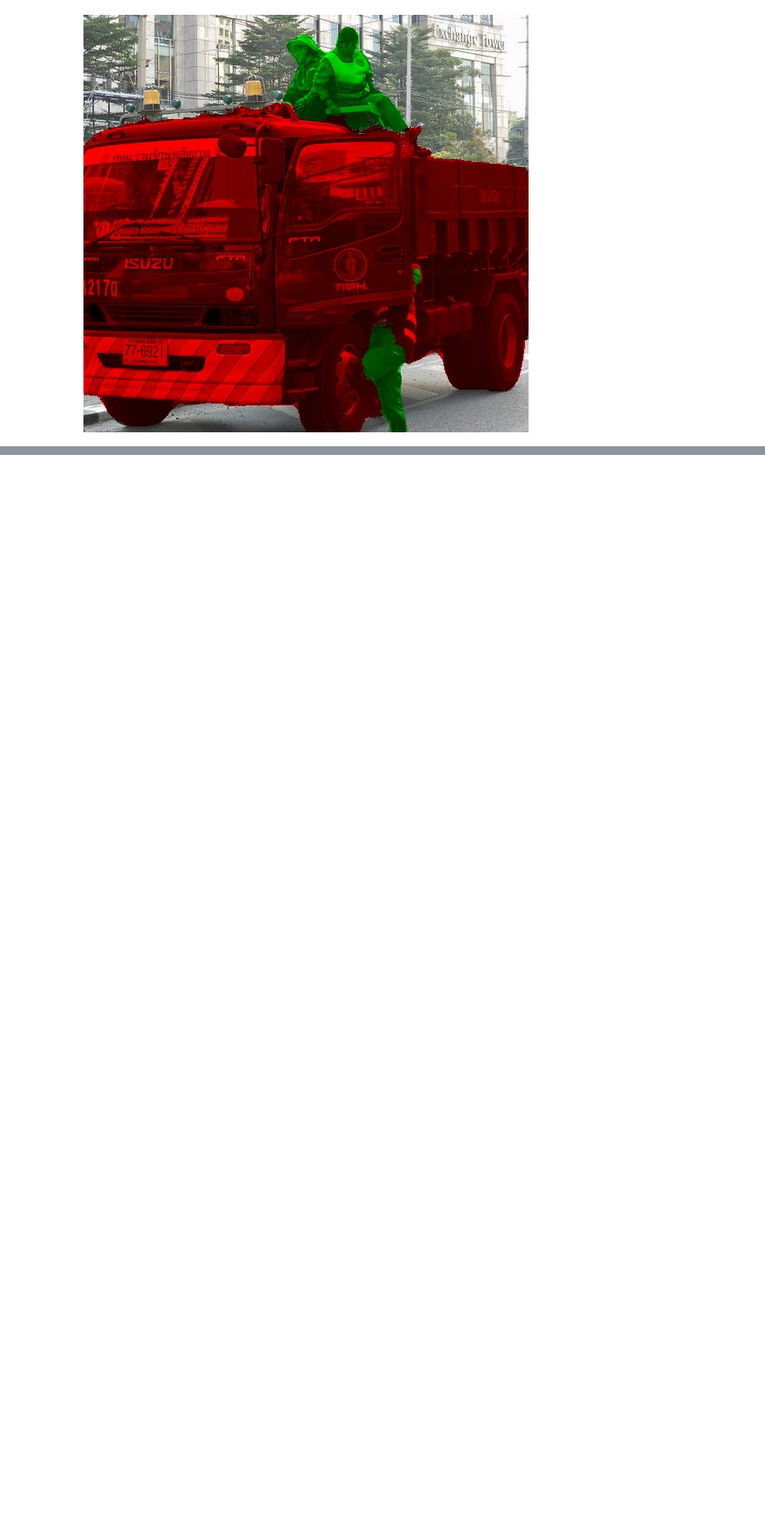
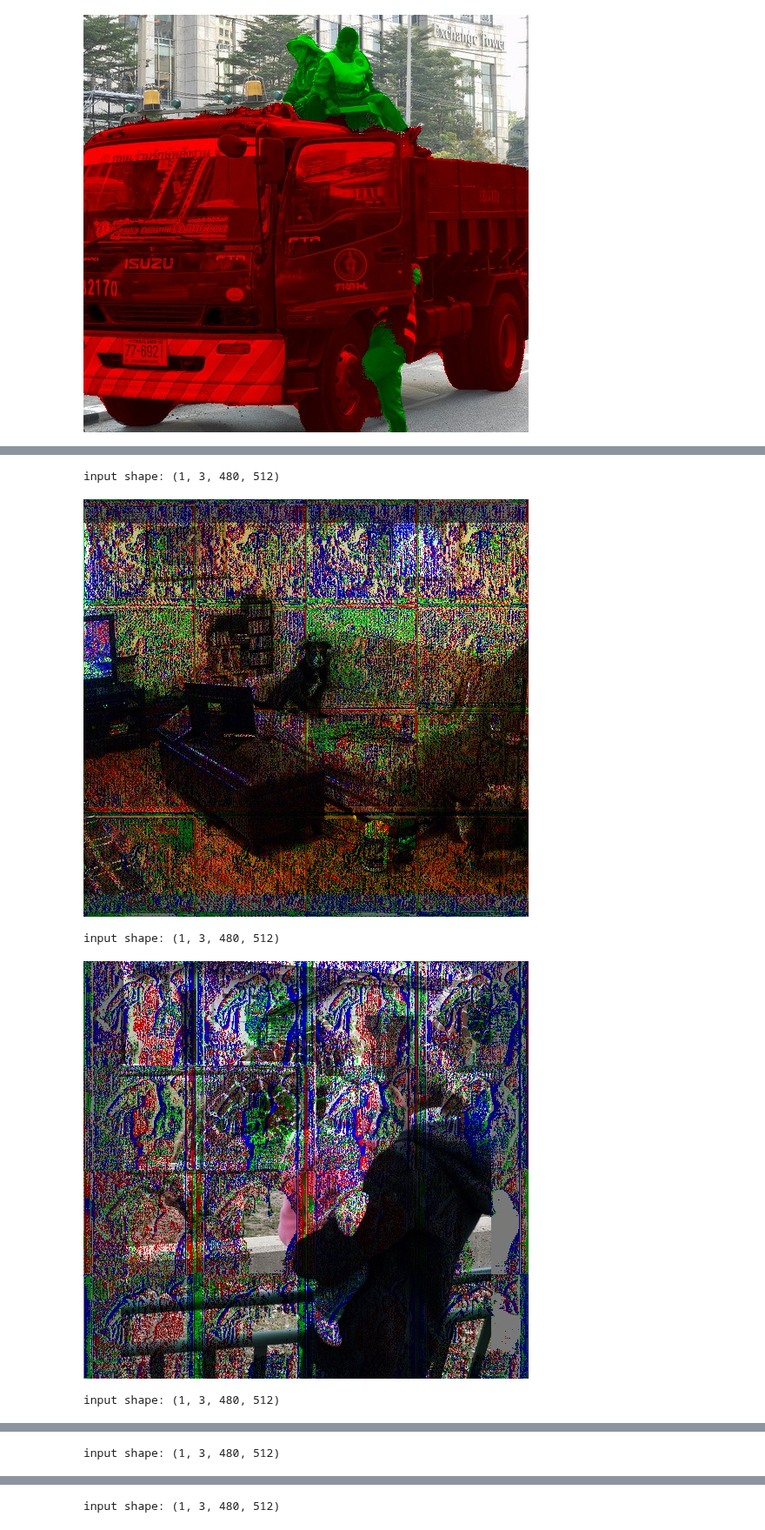
Before and after one commit to bhlarson/mllib, a Jupyter notebook: TestONNXTRT.ipynb, the cells around one changed output, grey strips where cells are left out. Shown at 87% size. Cells and saved outputs as stored; diff of their text form; code cells hidden in the pictures; blank space fills up the shorter version.

Commit message:
Test TensorRT

```diff
--- a/TestONNXTRT.ipynb
+++ b/TestONNXTRT.ipynb
@@ -55,6 +67,5 @@ class_dictionary
 # %%
-modelname='test/segment_nas_512x442_20211119_00.onnx'
-onnxsess = ort.InferenceSession(modelname)
+onnxsess = ort.InferenceSession(onnxmodelname)
 input_name = onnxsess.get_inputs()[0].name
 input_name
 # %% [output]
@@ -64,8 +75,8 @@ dsResults = DatasetResults(class_dictionary)
 # %%
 for imagename in images:
     image = cv2.imread(imagename)
-    image, imgMean, imgStd = resize_crop_or_pad(image, 480,512)
-    imageBCHW = np.expand_dims(image.transpose(2, 0, 1),0)
+    image, imgMean, imgStd = resize_crop_or_pad(image, height,width)
+    imageBCHW = np.expand_dims(image.transpose(2, 0, 1),0).astype('float32')
     predonnx = onnxsess.run(None, {input_name: imageBCHW})
     segmentation = np.argmax(predonnx[0], axis=1).astype('uint8')[0]
 
@@ -81,0 +113,6 @@ for imagename in images:
+# %%
+trtserializedmodel = None
+with open(trtmodelname, "rb") as f:
+    trtserializedmodel = f.read()
+# %%
+inf = TrtInference(trtserializedmodel, batch_size, height, width, class_dictionary)
@@ -81,0 +121,15 @@ for imagename in images:
+# %%
+for imagename in images:
+    image = cv2.imread(imagename)
+    image, imgMean, imgStd = resize_crop_or_pad(image, height,width)
+    imageBCHW = np.expand_dims(image.transpose(2, 0, 1),0).astype('float32')
+    print('input shape: {}'.format(imageBCHW.shape))
+    segmentation = inf.predict(np.ascontiguousarray(imageBCHW))[0]
+    iman = MergeIman(image, segmentation, dsResults.lut,imgMean, imgStd)
+    imshow(iman)
+# %% [output]
+input shape: (1, 3, 480, 512)
+[figure, added]
+input shape: (1, 3, 480, 512)
+[figure, added]
+input shape: (1, 3, 480, 512)
@@ -81,0 +137 @@ for imagename in images:
+input shape: (1, 3, 480, 512)
@@ -81,0 +139 @@ for imagename in images:
+input shape: (1, 3, 480, 512)
```
Also changed, not shown: parts of 10 cells of this notebook, 34 other files.
